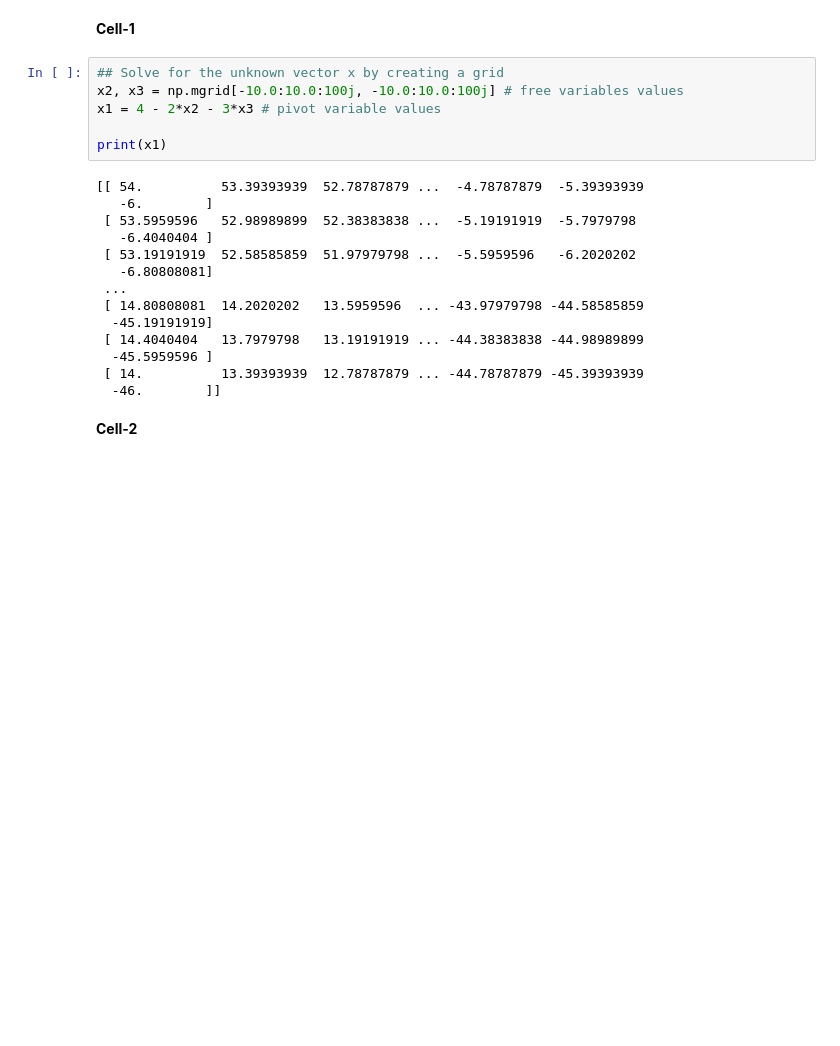
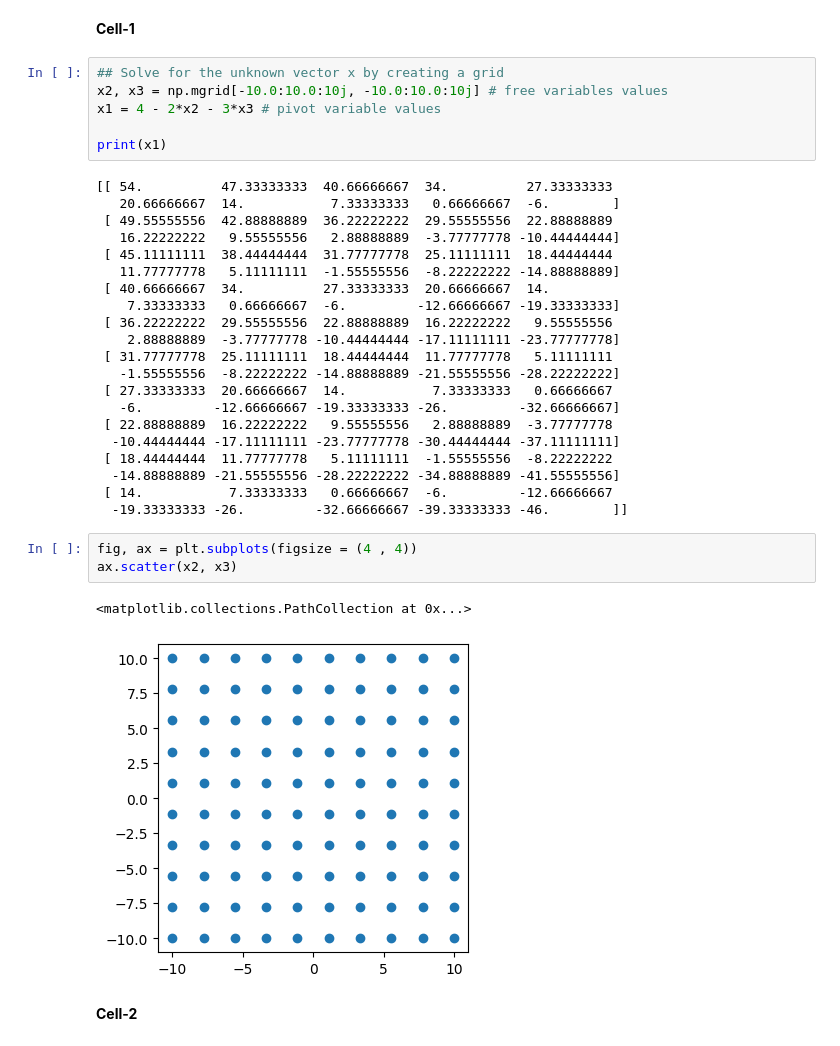
Before and after one commit to AtishaySG25/MLPA, a Jupyter notebook: Codes/AML5203_MLPA_EvenSemester2024_CodingAssignment1.ipynb, the cells around one changed output. Saved outputs shown, nothing was run; the diff lists cells and outputs as text; blank space fills up the shorter version.

```diff
--- a/Codes/AML5203_MLPA_EvenSemester2024_CodingAssignment1.ipynb
+++ b/Codes/AML5203_MLPA_EvenSemester2024_CodingAssignment1.ipynb
@@ -21,24 +21,37 @@ import matplotlib.pyplot as plt
 **Cell-1**
 # %%
 ## Solve for the unknown vector x by creating a grid
-x2, x3 = np.mgrid[-10.0:10.0:100j, -10.0:10.0:100j] # free variables values
+x2, x3 = np.mgrid[-10.0:10.0:10j, -10.0:10.0:10j] # free variables values
 x1 = 4 - 2*x2 - 3*x3 # pivot variable values
 
 print(x1)
 # %% [output]
-[[ 54.          53.39393939  52.78787879 ...  -4.78787879  -5.39393939
-   -6.        ]
- [ 53.5959596   52.98989899  52.38383838 ...  -5.19191919  -5.7979798
-   -6.4040404 ]
- [ 53.19191919  52.58585859  51.97979798 ...  -5.5959596   -6.2020202
-   -6.80808081]
- ...
- [ 14.80808081  14.2020202   13.5959596  ... -43.97979798 -44.58585859
-  -45.19191919]
- [ 14.4040404   13.7979798   13.19191919 ... -44.38383838 -44.98989899
-  -45.5959596 ]
- [ 14.          13.39393939  12.78787879 ... -44.78787879 -45.39393939
-  -46.        ]]
+[[ 54.          47.33333333  40.66666667  34.          27.33333333
+   20.66666667  14.           7.33333333   0.66666667  -6.        ]
+ [ 49.55555556  42.88888889  36.22222222  29.55555556  22.88888889
+   16.22222222   9.55555556   2.88888889  -3.77777778 -10.44444444]
+ [ 45.11111111  38.44444444  31.77777778  25.11111111  18.44444444
+   11.77777778   5.11111111  -1.55555556  -8.22222222 -14.88888889]
+ [ 40.66666667  34.          27.33333333  20.66666667  14.
+    7.33333333   0.66666667  -6.         -12.66666667 -19.33333333]
+ [ 36.22222222  29.55555556  22.88888889  16.22222222   9.55555556
+    2.88888889  -3.77777778 -10.44444444 -17.11111111 -23.77777778]
+ [ 31.77777778  25.11111111  18.44444444  11.77777778   5.11111111
+   -1.55555556  -8.22222222 -14.88888889 -21.55555556 -28.22222222]
+ [ 27.33333333  20.66666667  14.           7.33333333   0.66666667
+   -6.         -12.66666667 -19.33333333 -26.         -32.66666667]
+ [ 22.88888889  16.22222222   9.55555556   2.88888889  -3.77777778
+  -10.44444444 -17.11111111 -23.77777778 -30.44444444 -37.11111111]
+ [ 18.44444444  11.77777778   5.11111111  -1.55555556  -8.22222222
+  -14.88888889 -21.55555556 -28.22222222 -34.88888889 -41.55555556]
+ [ 14.           7.33333333   0.66666667  -6.         -12.66666667
+  -19.33333333 -26.         -32.66666667 -39.33333333 -46.        ]]
+# %%
+fig, ax = plt.subplots(figsize = (4 , 4))
+ax.scatter(x2, x3)
+# %% [output]
+<matplotlib.collections.PathCollection at 0x...>
+[figure, added]
 # %% [markdown]
 **Cell-2**
 # %%
```
Also changed, not shown: parts of 2 cells of this notebook.
